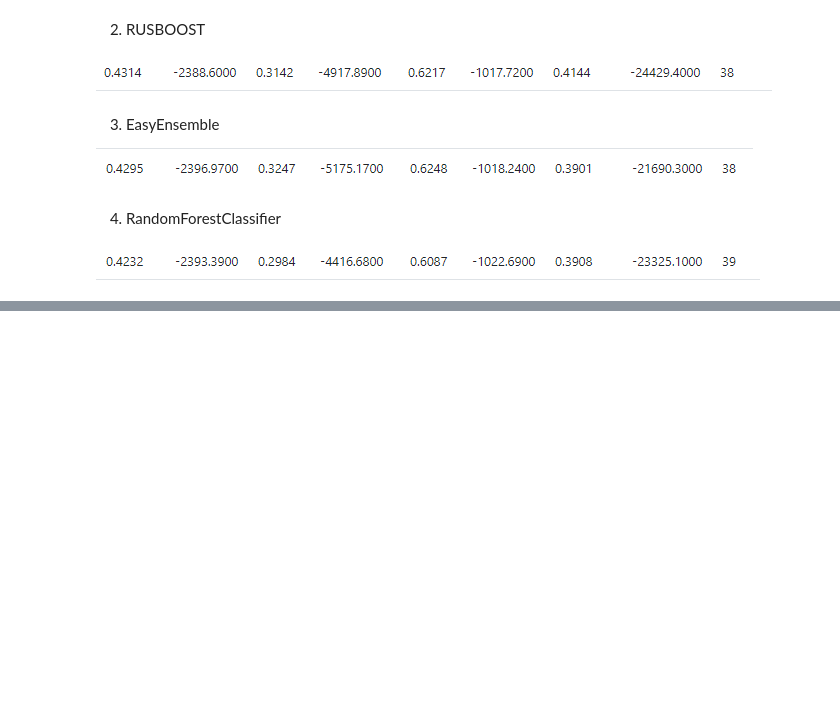
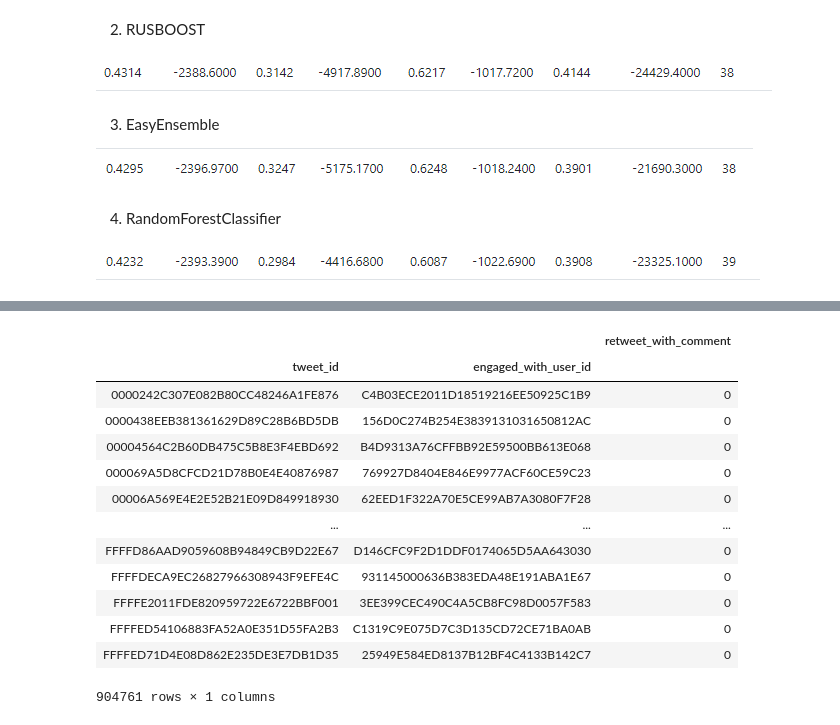
Before and after one commit to alcome1614/recsys-twitter, a Jupyter notebook: twitter.ipynb, the cells around one changed output, grey strips where cells are left out. Drawn from its saved outputs; the diff is of its cells as text; code cells hidden in the pictures; blank space fills up the shorter version.

```diff
--- a/twitter.ipynb
+++ b/twitter.ipynb
@@ -356,0 +572,19 @@ test.head()
+# %%
+for label in ['reply','like','retweet','retweet_with_comment']:
+    gp = df[['tweet_id',label,'engaged_with_user_id']].groupby(['tweet_id','engaged_with_user_id']).sum()
+gp
+# %% [output]
+|  |  | retweet_with_comment |
+| tweet_id | engaged_with_user_id |  |
+| 0000242C307E082B80CC48246A1FE876 | C4B03ECE2011D18519216EE50925C1B9 | 0 |
+| 0000438EEB381361629D89C28B6BD5DB | 156D0C274B254E3839131031650812AC | 0 |
+| 00004564C2B60DB475C5B8E3F4EBD692 | B4D9313A76CFFBB92E59500BB613E068 | 0 |
+| 000069A5D8CFCD21D78B0E4E40876987 | 769927D8404E846E9977ACF60CE59C23 | 0 |
+| 00006A569E4E2E52B21E09D849918930 | 62EED1F322A70E5CE99AB7A3080F7F28 | 0 |
+| ... | ... | ... |
+| FFFFD86AAD9059608B94849CB9D22E67 | D146CFC9F2D1DDF0174065D5AA643030 | 0 |
+| FFFFDECA9EC26827966308943F9EFE4C | 931145000636B383EDA48E191ABA1E67 | 0 |
+| FFFFE2011FDE820959722E6722BBF001 | 3EE399CEC490C4A5CB8FC98D0057F583 | 0 |
+| FFFFED54106883FA52A0E351D55FA2B3 | C1319C9E075D7C3D135CD72CE71BA0AB | 0 |
+| FFFFED71D4E08D862E235DE3E7DB1D35 | 25949E584ED8137B12BF4C4133B142C7 | 0 |
+904761 rows × 1 columns
```
Also changed, not shown: parts of 22 cells of this notebook.
